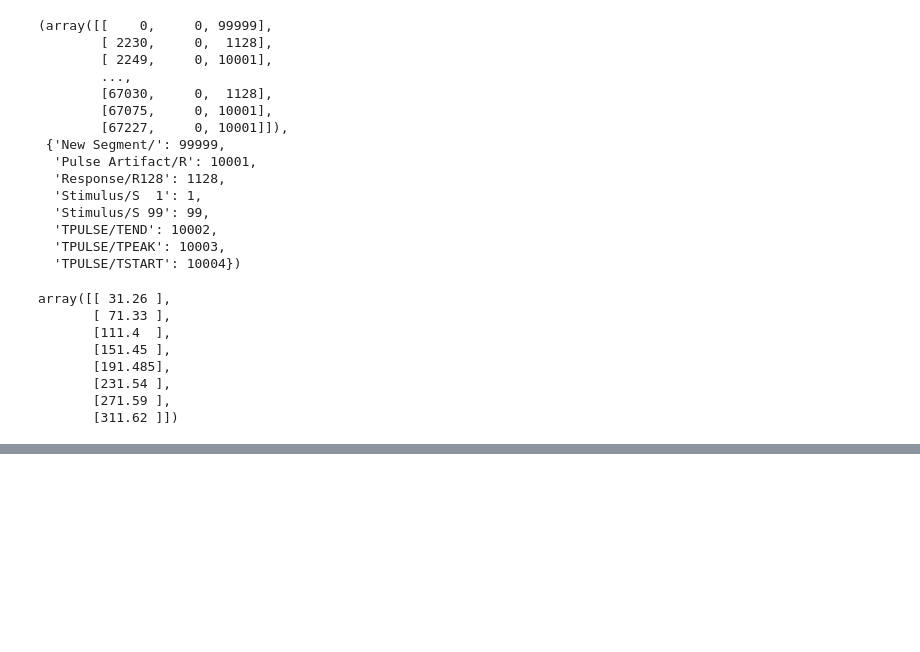
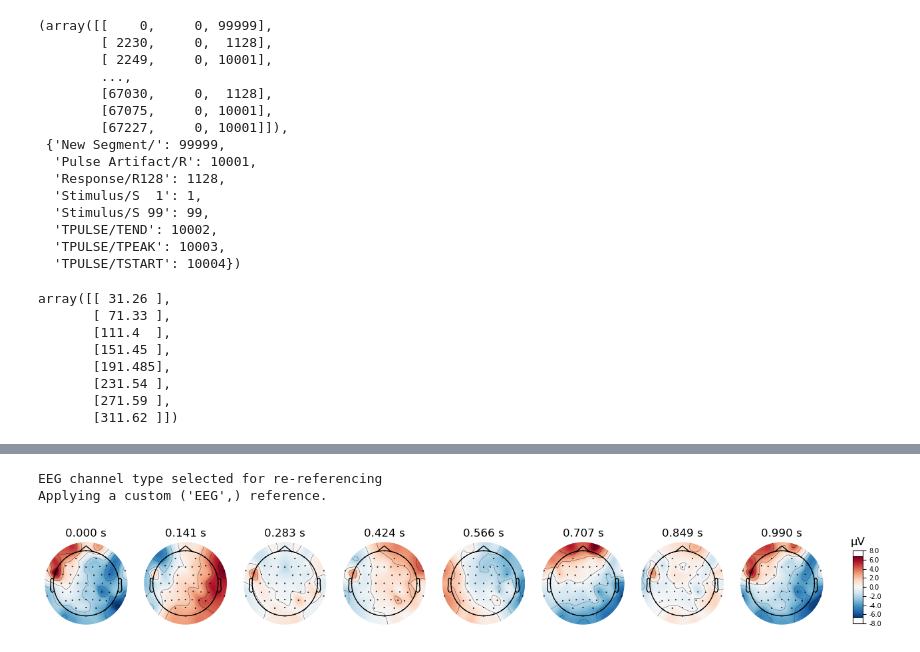
Before and after one commit to mrpotato180/final_project_neuroim, a Jupyter notebook: EEG_Analysis_Ernest_2.ipynb, the cells around one changed output, grey strips where cells are left out. Saved outputs shown, nothing was run; the diff lists cells and outputs as text; code cells hidden in the pictures; blank space fills up the shorter version.

```diff
--- a/EEG_Analysis_Ernest_2.ipynb
+++ b/EEG_Analysis_Ernest_2.ipynb
@@ -223 +247,3 @@ Opening epochs-browser...
+# %%
+epochs_rest.load_data().set_eeg_reference(ref_channels= ["FC1","CP1","FC5","CP5","C1","FC3","CP3","C5"]).plot()
 # %%
@@ -230,0 +257,8 @@ Applying a custom ('EEG',) reference.
+# %%
+evoked_rest = epochs_rest.set_eeg_reference(ref_channels= ["FC1","CP1","FC5","CP5","C1","FC3","CP3","C5"]).average() #mean of the epochs to get the evoked response
+evoked_rest.plot(time_unit='s', gfp=True) #plot of the evoked response
+evoked_rest.plot_topomap(times=np.linspace(0,0.99,8), ch_type='eeg',time_unit='s')
+# %% [output]
+EEG channel type selected for re-referencing
+Applying a custom ('EEG',) reference.
+[figure, added]
```
Also changed, not shown: parts of 25 cells of this notebook.
